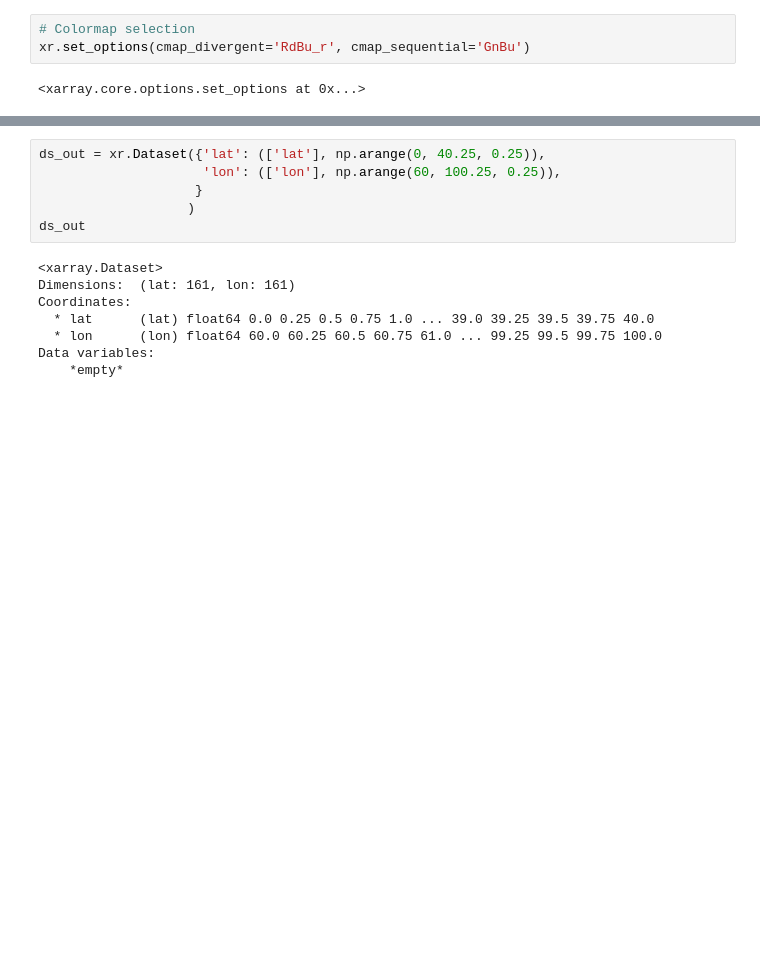
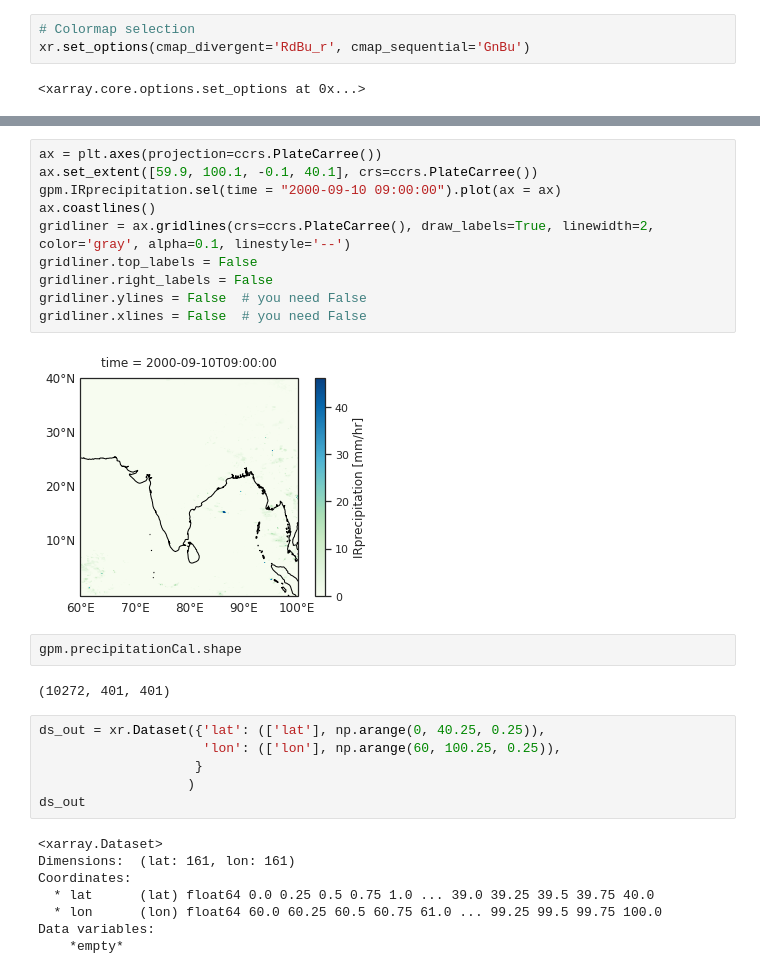
Before and after one commit to adisen99/msc_project, a Jupyter notebook: test.ipynb, the cells around one changed output, grey strips where cells are left out. Cells and saved outputs as stored; diff of their text form; blank space fills up the shorter version.

```diff
--- a/test.ipynb
+++ b/test.ipynb
@@ -146,3 +165,19 @@ ds1.precipitationCal.shape
+# %%
+ax = plt.axes(projection=ccrs.PlateCarree())
+ax.set_extent([59.9, 100.1, -0.1, 40.1], crs=ccrs.PlateCarree())
+gpm.IRprecipitation.sel(time = "2000-09-10 09:00:00").plot(ax = ax)
+ax.coastlines()
+gridliner = ax.gridlines(crs=ccrs.PlateCarree(), draw_labels=True, linewidth=2, color='gray', alpha=0.1, linestyle='--')
+gridliner.top_labels = False
+gridliner.right_labels = False
+gridliner.ylines = False  # you need False
+gridliner.xlines = False  # you need False
+# %% [output]
+[figure, added]
+# %%
+gpm.precipitationCal.shape
+# %% [output]
+(10272, 401, 401)
 # %%
 ds_out = xr.Dataset({'lat': (['lat'], np.arange(0, 40.25, 0.25)),
                      'lon': (['lon'], np.arange(60, 100.25, 0.25)),
```
Also changed, not shown: parts of 23 cells of this notebook, 3 other files.
